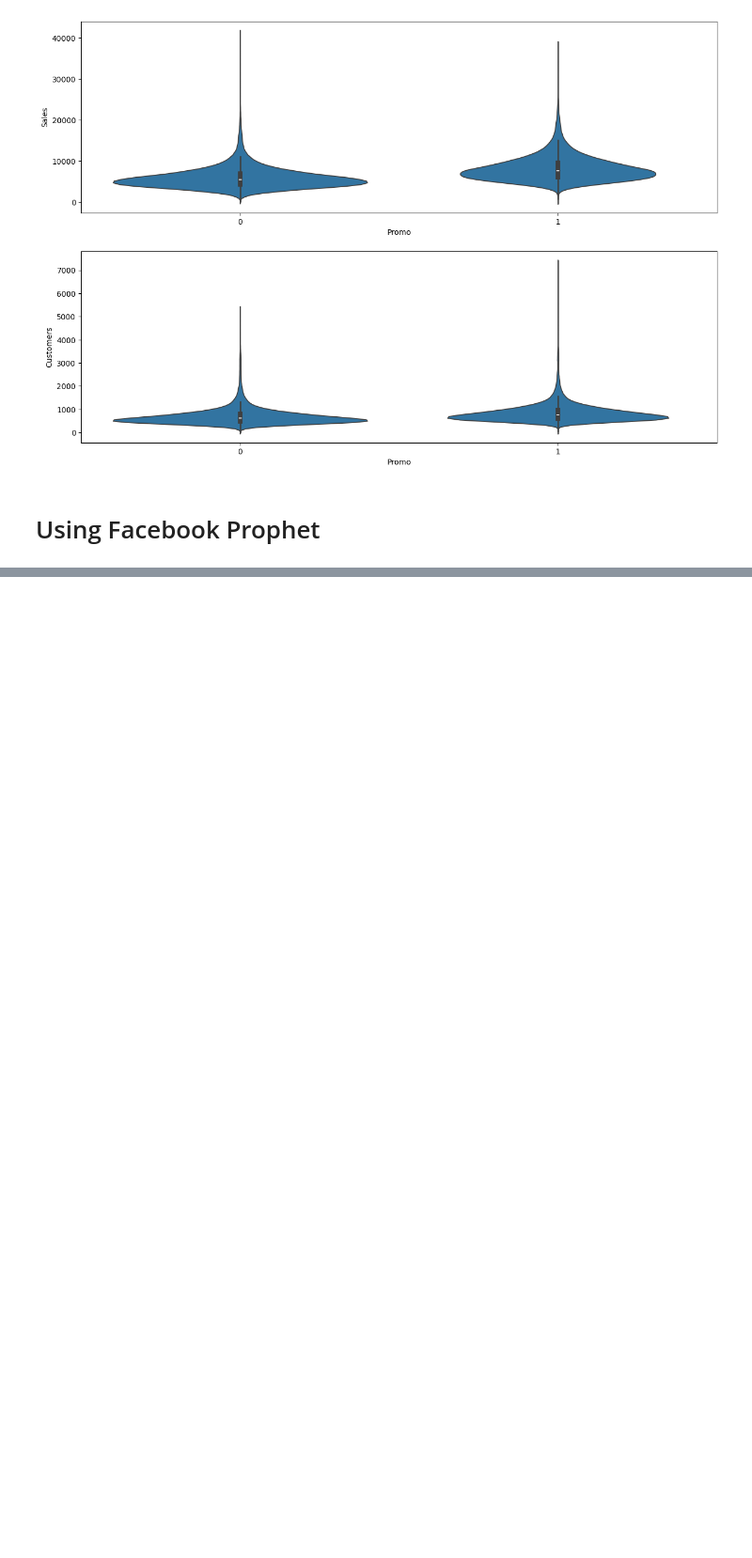
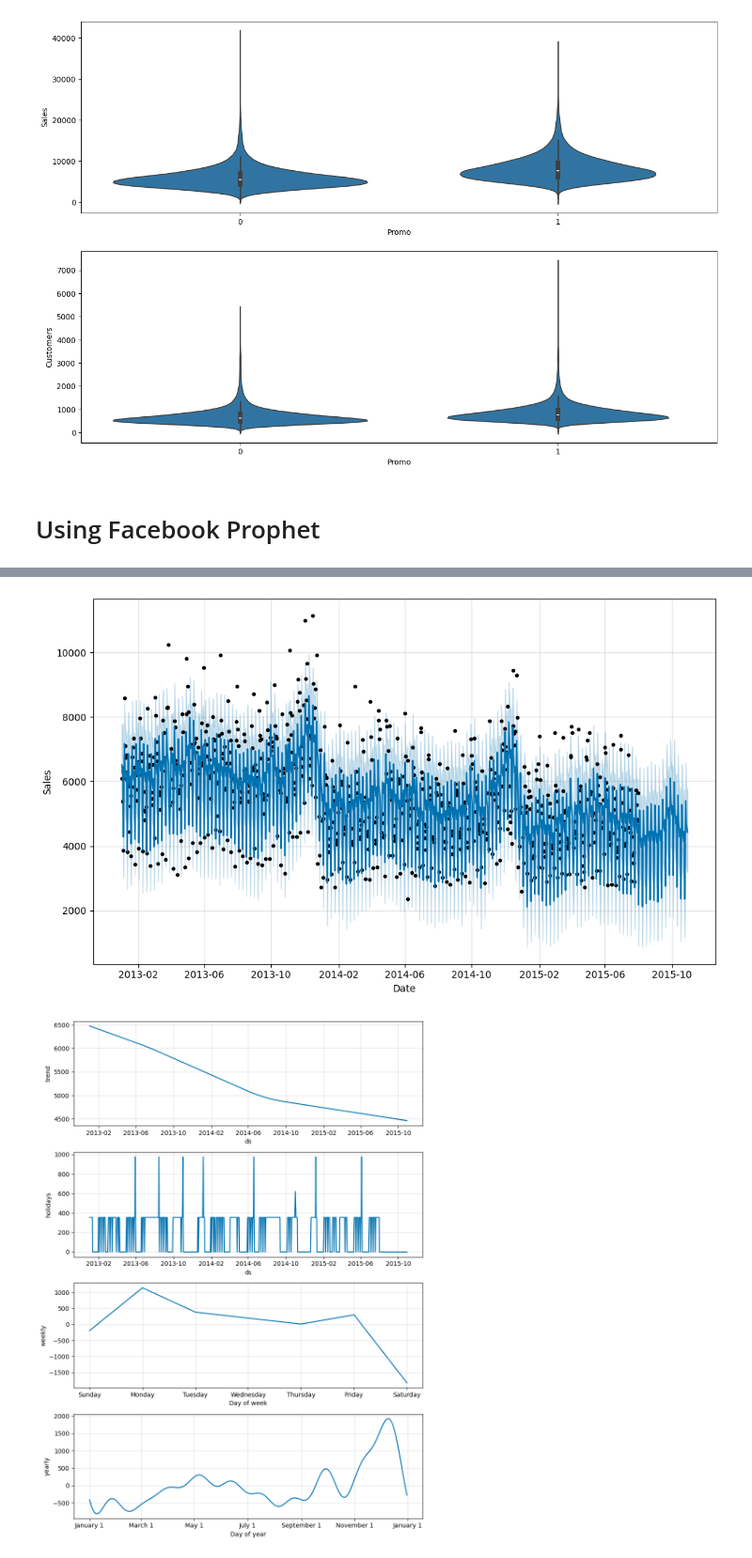
Before and after one commit to mattyapers/Data-Science, a Jupyter notebook: Sales Model.ipynb, the cells around one changed output, grey strips where cells are left out. Shown at 94% size. Cells and saved outputs as stored; diff of their text form; code cells hidden in the pictures; blank space fills up the shorter version.

```diff
--- a/Sales Model.ipynb
+++ b/Sales Model.ipynb
@@ -434,0 +464,3 @@ sales_predictions(10, sales_train_all_df, 60)
+# %%
+# State holidays
+state_holidays = sales_train_all_df[(sales_train_all_df['StateHoliday'] == 'a') | (sales_train_all_df['StateHoliday'] == 'b') | (sales_train_all_df['StateHoliday'] == 'c')].loc[:, 'Date']
@@ -434,0 +478,4 @@ sales_predictions(10, sales_train_all_df, 60)
+# %%
+# Merging the two df
+state_holidays = pd.DataFrame({'ds' : state_holidays,
+                               'holiday' : 'state_holiday'})
@@ -434,0 +498,4 @@ sales_predictions(10, sales_train_all_df, 60)
+# %%
+# Merging the two df
+school_holidays = pd.DataFrame({'ds' : school_holidays,
+                               'holiday' : 'school_holiday'})
@@ -434,0 +518,2 @@ sales_predictions(10, sales_train_all_df, 60)
+# %%
+school_state_holidays = pd.concat((state_holidays, school_holidays))
@@ -434,0 +536,3 @@ sales_predictions(10, sales_train_all_df, 60)
+# %%
+sales_predictions(6, sales_train_all_df, school_state_holidays, 90)
+# %% [output]
@@ -434,0 +541,2 @@ sales_predictions(10, sales_train_all_df, 60)
+[figure, added]
+[figure, added]
```
Also changed, not shown: parts of 14 cells of this notebook.
